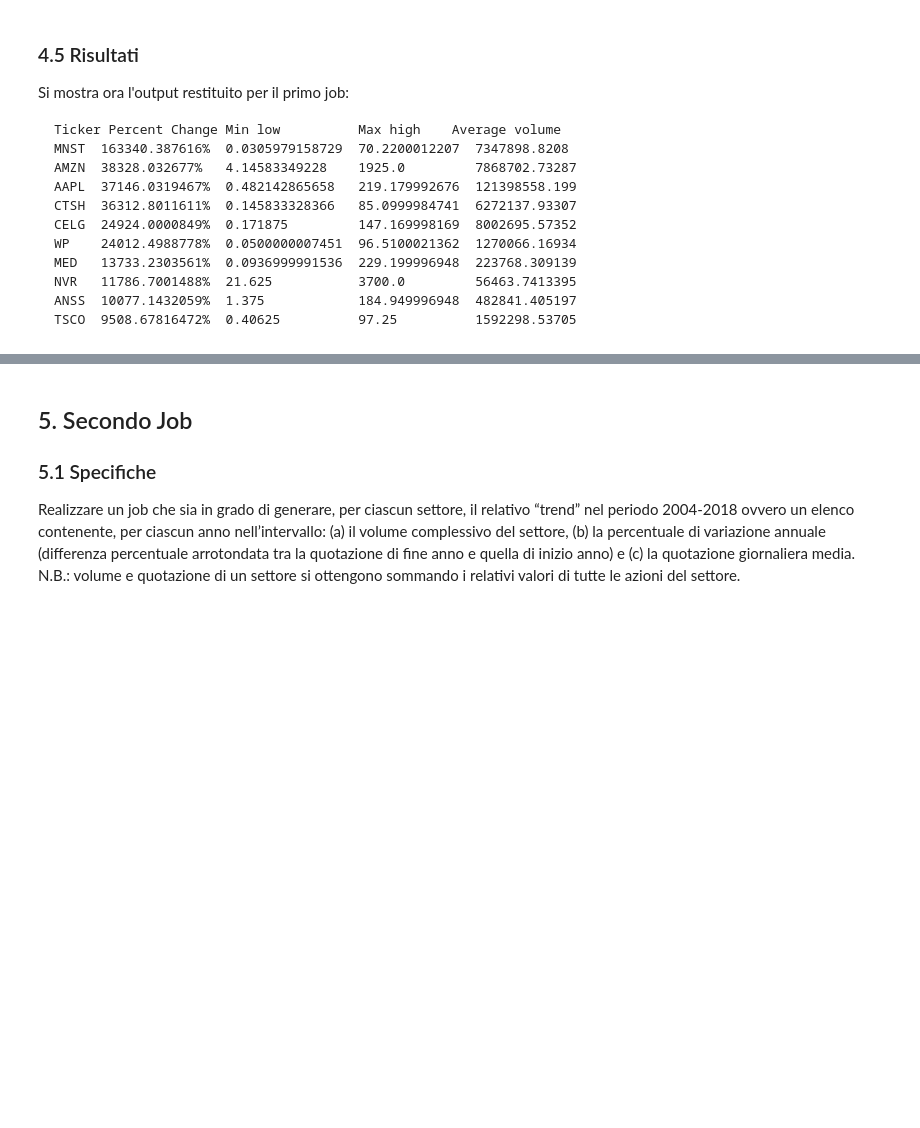
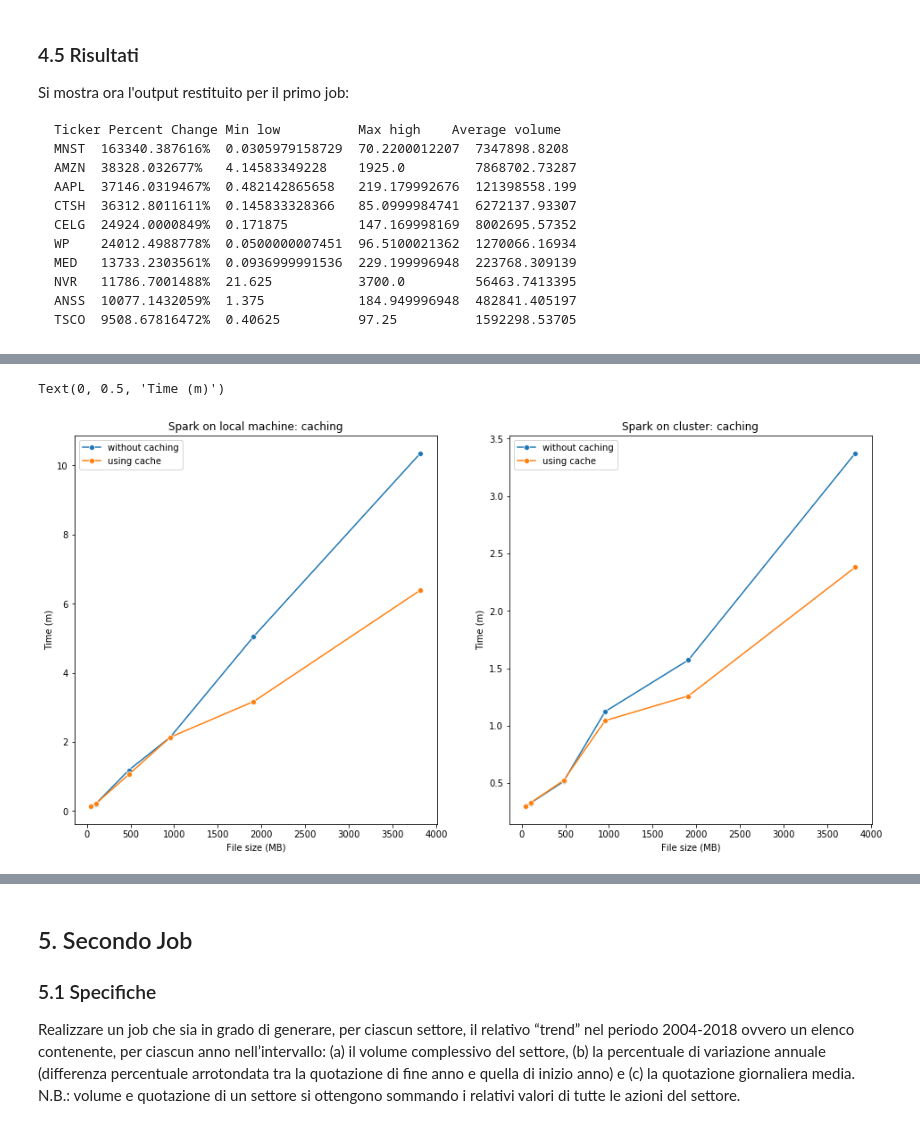
Before and after one commit to bug-data/Big_Data_First_Project, a Jupyter notebook: Relazione_Finale.ipynb, the cells around one changed output, grey strips where cells are left out. Saved outputs shown, nothing was run; the diff lists cells and outputs as text; code cells hidden in the pictures; blank space fills up the shorter version.

```diff
--- a/Relazione_Finale.ipynb
+++ b/Relazione_Finale.ipynb
@@ -484,0 +543,35 @@ TSCO  9508.67816472%  0.40625          97.25          1592298.53705
+# %%
+# local machine
+sparkJobInLocalWithoutCaching = sparkLocal[sparkLocal['Job'] == 1]
+sparkJobInLocalWithCaching = sparkLocalPersist[sparkLocalPersist['Job'] == 1]
+sparkDFLocal = pd.concat([sparkJobInLocalWithoutCaching, sparkJobInLocalWithCaching], axis=0, ignore_index=True) \
+           .rename(index={0:'without caching',1:'using cache'})
+sparkDFLocal = sparkDFLocal.drop('Job', axis=1)
+
+
+# cluster
+sparkJobOnClusterWithoutCaching = sparkCluster[sparkCluster['Job'] == 1]
+sparkJobOnClusterWithCaching = sparkClusterlPersist[sparkClusterlPersist['Job'] == 1]
+sparkDFCluster = pd.concat([sparkJobOnClusterWithoutCaching, sparkJobOnClusterWithCaching], axis=0, ignore_index=True) \
+           .rename(index={0:'without caching',1:'using cache'})
+sparkDFCluster = sparkDFCluster.drop('Job', axis=1)
+
+
+f,ax = plt.subplots(1, 2, figsize=(16, 8))
+
+# local machine
+sns.lineplot(x=fileSizes, y = sparkDFLocal.loc['without caching'], marker="o", label="without caching", ax=ax[0])
+sns.lineplot(x=fileSizes, y = sparkDFLocal.loc['using cache'], marker="o", label="using cache", ax=ax[0])
+ax[0].set_title("Spark on local machine: caching")
+ax[0].set_xlabel("File size (MB)")
+ax[0].set_ylabel("Time (m)")
+
+# cluster
+sns.lineplot(x=fileSizes, y = sparkDFCluster.loc['without caching'], marker="o", label="without caching", ax=ax[1])
+sns.lineplot(x=fileSizes, y = sparkDFCluster.loc['using cache'], marker="o", label="using cache", ax=ax[1])
+ax[1].set_title("Spark on cluster: caching")
+ax[1].set_xlabel("File size (MB)")
+ax[1].set_ylabel("Time (m)")
+# %% [output]
+Text(0, 0.5, 'Time (m)')
+[figure, added]
```
Also changed, not shown: parts of 17 cells of this notebook.
